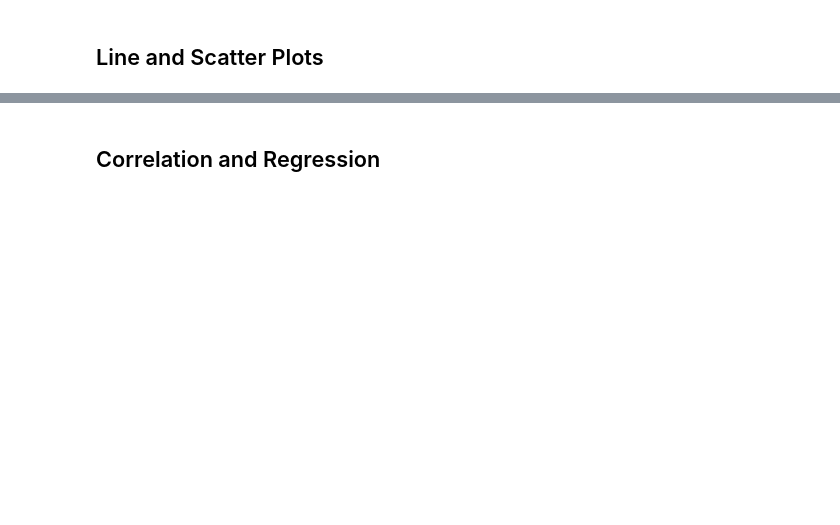
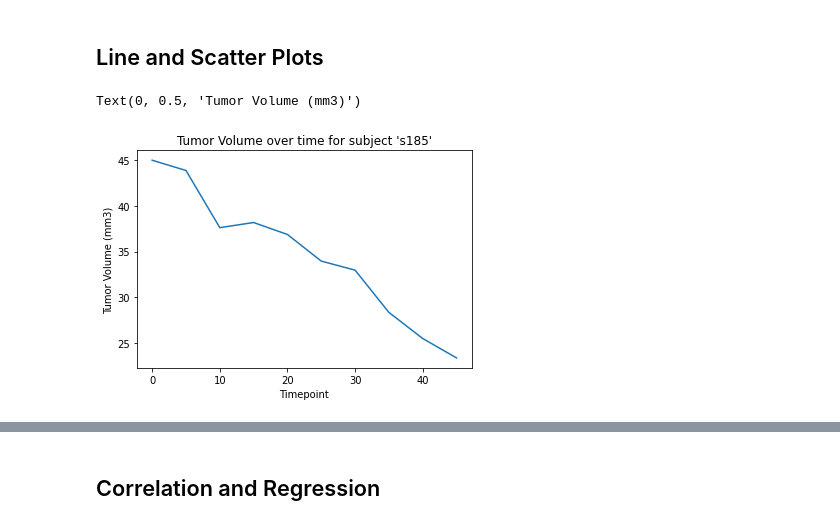
Before and after one commit to ntarver0409/pharmAnalysis, a Jupyter notebook: Pymaceuticals/pharmAnalysis.ipynb, the cells around one changed output, grey strips where cells are left out. Saved outputs shown, nothing was run; the diff lists cells and outputs as text; code cells hidden in the pictures; blank space fills up the shorter version.

```diff
--- a/Pymaceuticals/pharmAnalysis.ipynb
+++ b/Pymaceuticals/pharmAnalysis.ipynb
@@ -279,0 +387,17 @@ Text(0, 0.5, 'Percentage')
+# %%
+# Generate a line plot of tumor volume vs. time point for a mouse treated with Capomulin
+#Getting only mice treated with Capomulin. Didn't use capDf because I needed all timepoints
+capMiceDf = dupMouse.loc[dupMouse["Drug Regimen"] == "Capomulin"]
+#Singling out a single mouse
+capMouseDf = capMiceDf.loc[capMiceDf["Mouse ID"] == "s185"]
+
+plt.plot(capMouseDf["Timepoint"], capMouseDf["Tumor Volume (mm3)"] )
+
+plt.title("Tumor Volume over time for subject 's185'")
+
+plt.xlabel("Timepoint")
+
+plt.ylabel("Tumor Volume (mm3)")
+# %% [output]
+Text(0, 0.5, 'Tumor Volume (mm3)')
+[figure, added]
```
Also changed, not shown: parts of 15 cells of this notebook.
